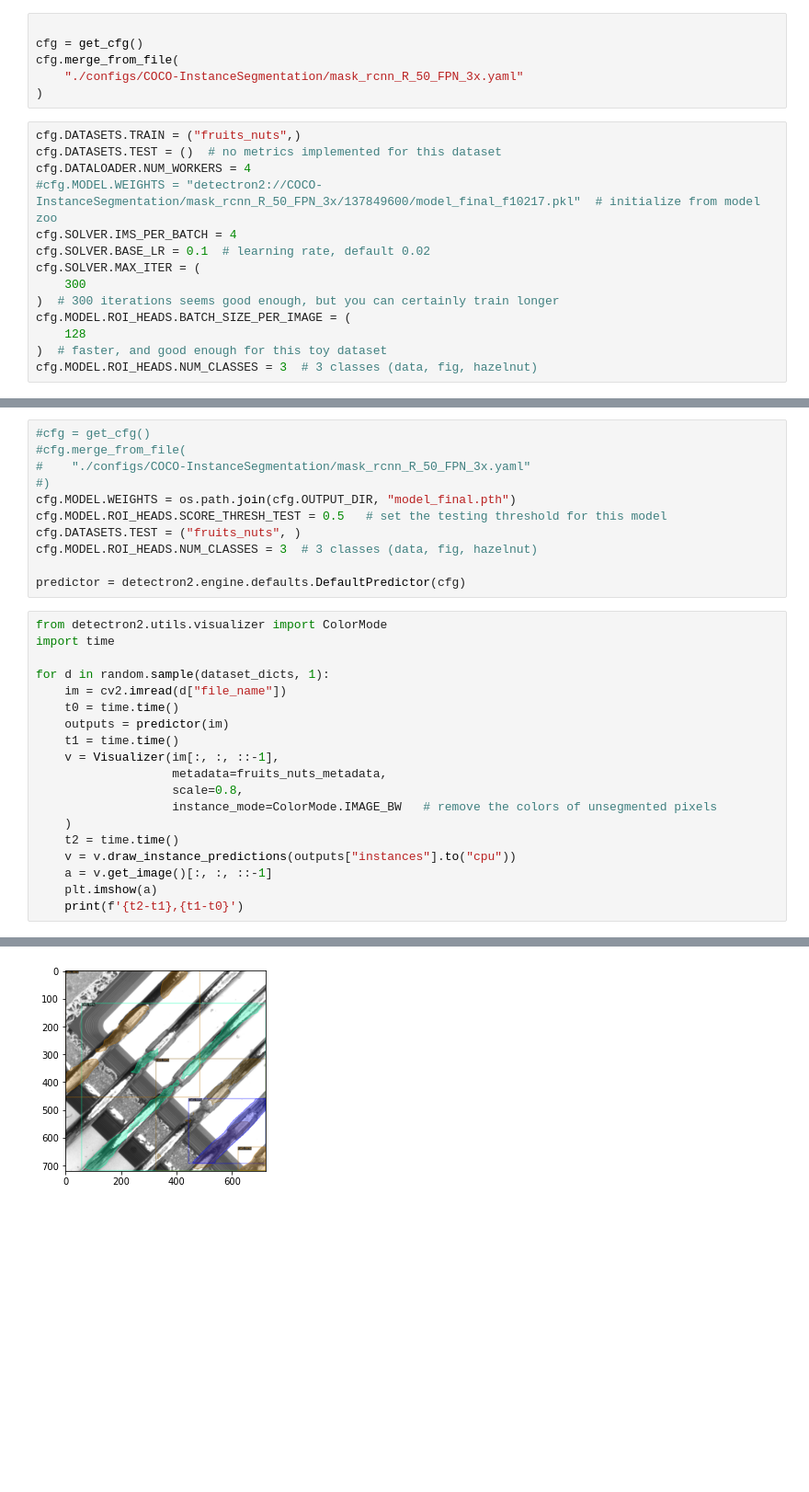
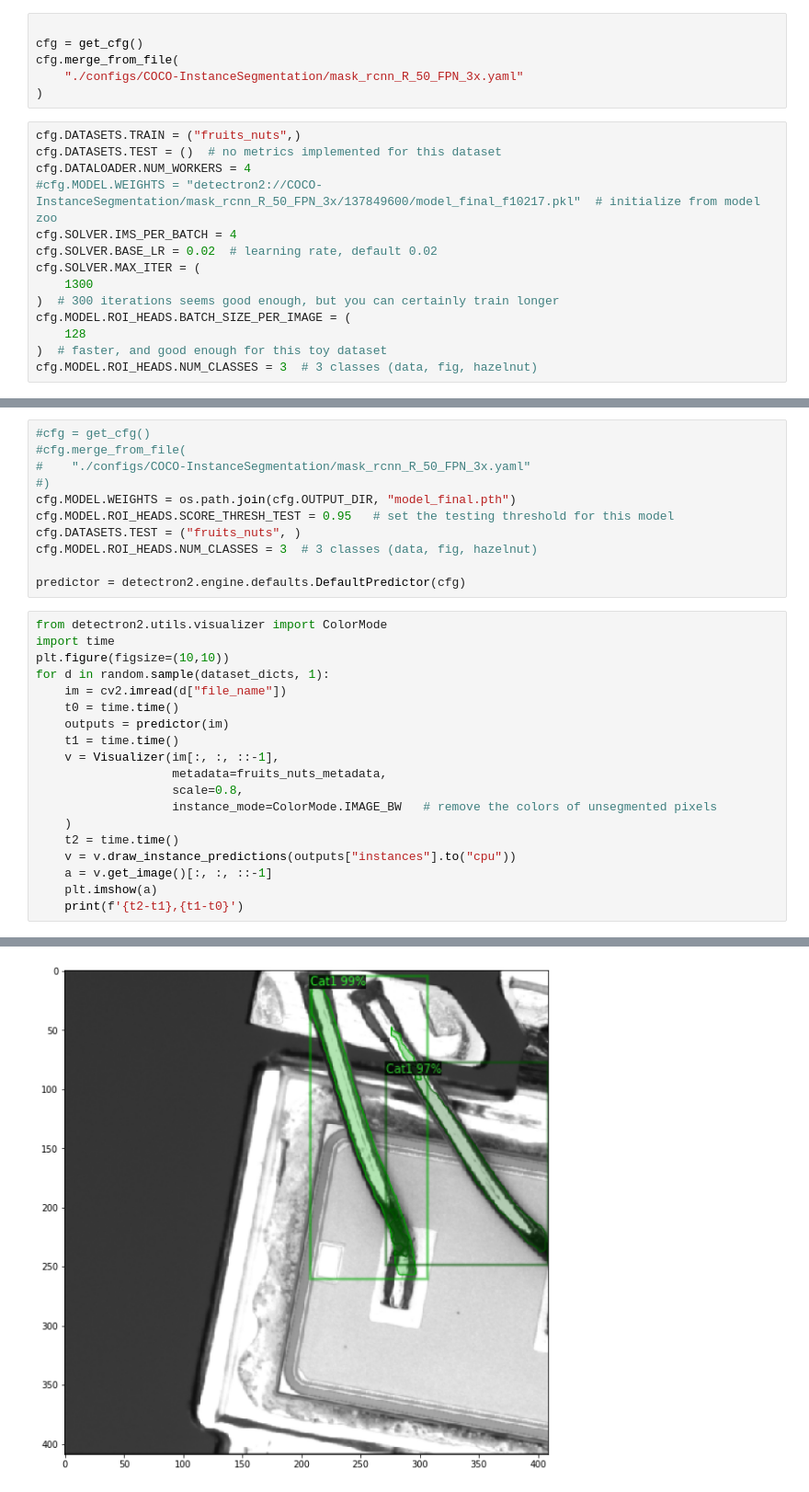
Before and after one commit to alzak4444/pyother, a Jupyter notebook: detectron2/custom_train.ipynb, the cells around one changed output, grey strips where cells are left out. Shown at 92% size. Drawn from its saved outputs; the diff is of its cells as text; blank space fills up the shorter version.

```diff
--- a/detectron2/custom_train.ipynb
+++ b/detectron2/custom_train.ipynb
@@ -44,9 +44,9 @@ cfg.DATASETS.TEST = ()  # no metrics implemented for this dataset
 cfg.DATALOADER.NUM_WORKERS = 4
 #cfg.MODEL.WEIGHTS = "detectron2://COCO-InstanceSegmentation/mask_rcnn_R_50_FPN_3x/137849600/model_final_f10217.pkl"  # initialize from model zoo
 cfg.SOLVER.IMS_PER_BATCH = 4
-cfg.SOLVER.BASE_LR = 0.1  # learning rate, default 0.02
+cfg.SOLVER.BASE_LR = 0.02  # learning rate, default 0.02
 cfg.SOLVER.MAX_ITER = (
-    300
+    1300
 )  # 300 iterations seems good enough, but you can certainly train longer
 cfg.MODEL.ROI_HEADS.BATCH_SIZE_PER_IMAGE = (
     128
@@ -108,7 +108,7 @@ Consider using one of the following signatures instead:
 #    "./configs/COCO-InstanceSegmentation/mask_rcnn_R_50_FPN_3x.yaml"
 #)
 cfg.MODEL.WEIGHTS = os.path.join(cfg.OUTPUT_DIR, "model_final.pth")
-cfg.MODEL.ROI_HEADS.SCORE_THRESH_TEST = 0.5   # set the testing threshold for this model
+cfg.MODEL.ROI_HEADS.SCORE_THRESH_TEST = 0.95   # set the testing threshold for this model
 cfg.DATASETS.TEST = ("fruits_nuts", )
 cfg.MODEL.ROI_HEADS.NUM_CLASSES = 3  # 3 classes (data, fig, hazelnut)
 
@@ -116,7 +116,7 @@ predictor = detectron2.engine.defaults.DefaultPredictor(cfg)
 # %%
 from detectron2.utils.visualizer import ColorMode
 import time
-
+plt.figure(figsize=(10,10))
 for d in random.sample(dataset_dicts, 1):
     im = cv2.imread(d["file_name"])
     t0 = time.time()
@@ -137 +137 @@ for d in random.sample(dataset_dicts, 1):
-[figure, old version]
+[figure, new version]
```
Also changed, not shown: parts of 5 cells of this notebook.
